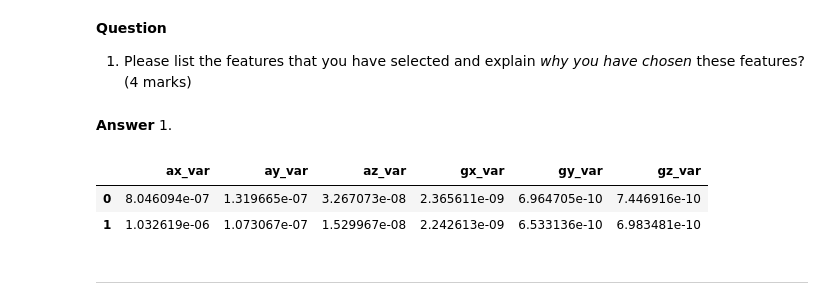
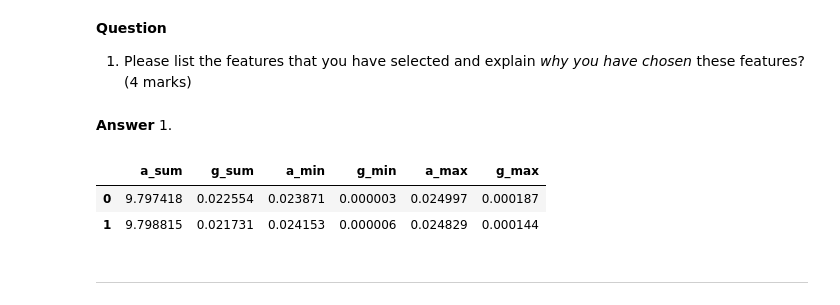
Before and after one commit to SaharYousefi92/engg680_2024_fall, a Jupyter notebook: mlapplications_vehiclemotionstateclassification.ipynb, the cells around one changed output. Cells and saved outputs as stored; diff of their text form; code cells hidden in the pictures.

```diff
--- a/mlapplications_vehiclemotionstateclassification.ipynb
+++ b/mlapplications_vehiclemotionstateclassification.ipynb
@@ -723,14 +723,14 @@ ___
 # %%
 # TODO - Load group selected features from cv_set to X
 # X =
 
-selected_group_features = ["ax_var", "ay_var", "az_var", "gx_var", "gy_var", "gz_var"]
+selected_group_features = ["a_sum", "g_sum","a_min", "g_min","a_max", "g_max"]
 X = cv_set[selected_group_features]
 X.head(2)
 # %% [output]
-|  | ax_var | ay_var | az_var | gx_var | gy_var | gz_var |
-| 0 | 8.046094e-07 | 1.319665e-07 | 3.267073e-08 | 2.365611e-09 | 6.964705e-10 | 7.446916e-10 |
-| 1 | 1.032619e-06 | 1.073067e-07 | 1.529967e-08 | 2.242613e-09 | 6.533136e-10 | 6.983481e-10 |
+|  | a_sum | g_sum | a_min | g_min | a_max | g_max |
+| 0 | 9.797418 | 0.022554 | 0.023871 | 0.000003 | 0.024997 | 0.000187 |
+| 1 | 9.798815 | 0.021731 | 0.024153 | 0.000006 | 0.024829 | 0.000144 |
 # %%
 # TODO - Load motion_state column (target vector) into y
 # y =
```
Also changed, not shown: parts of 10 cells of this notebook.
